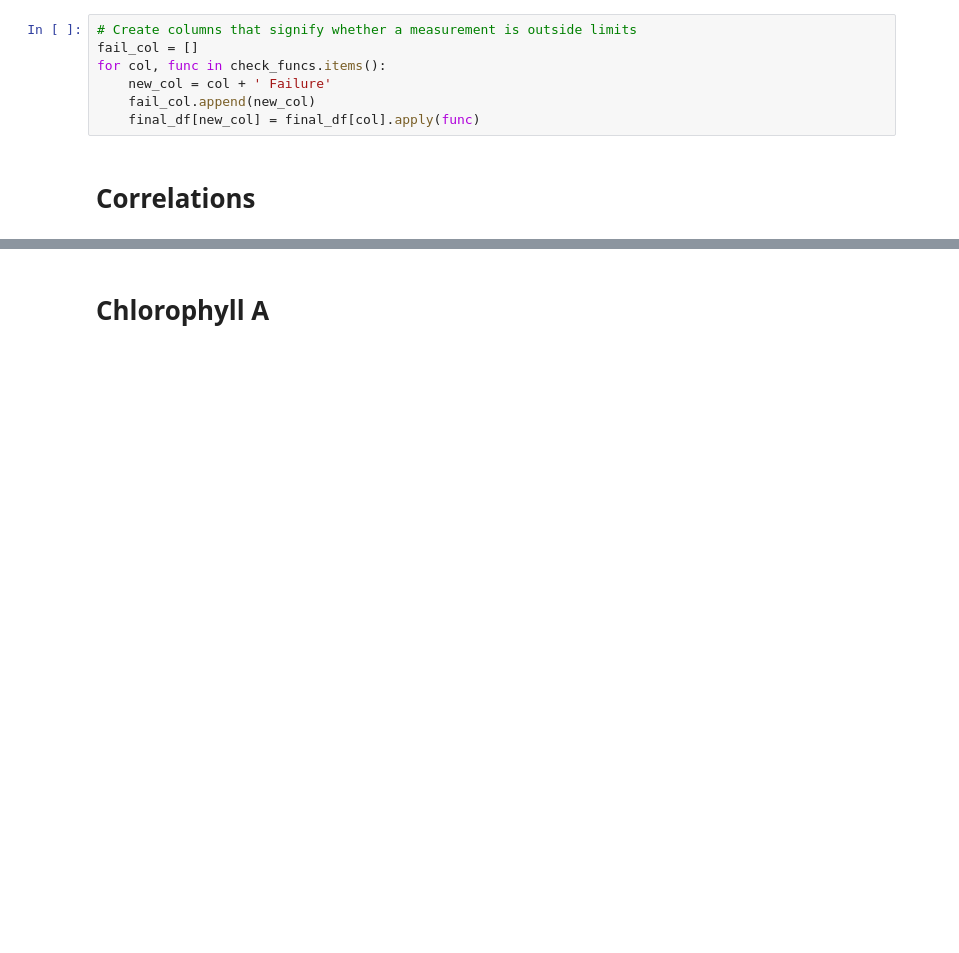
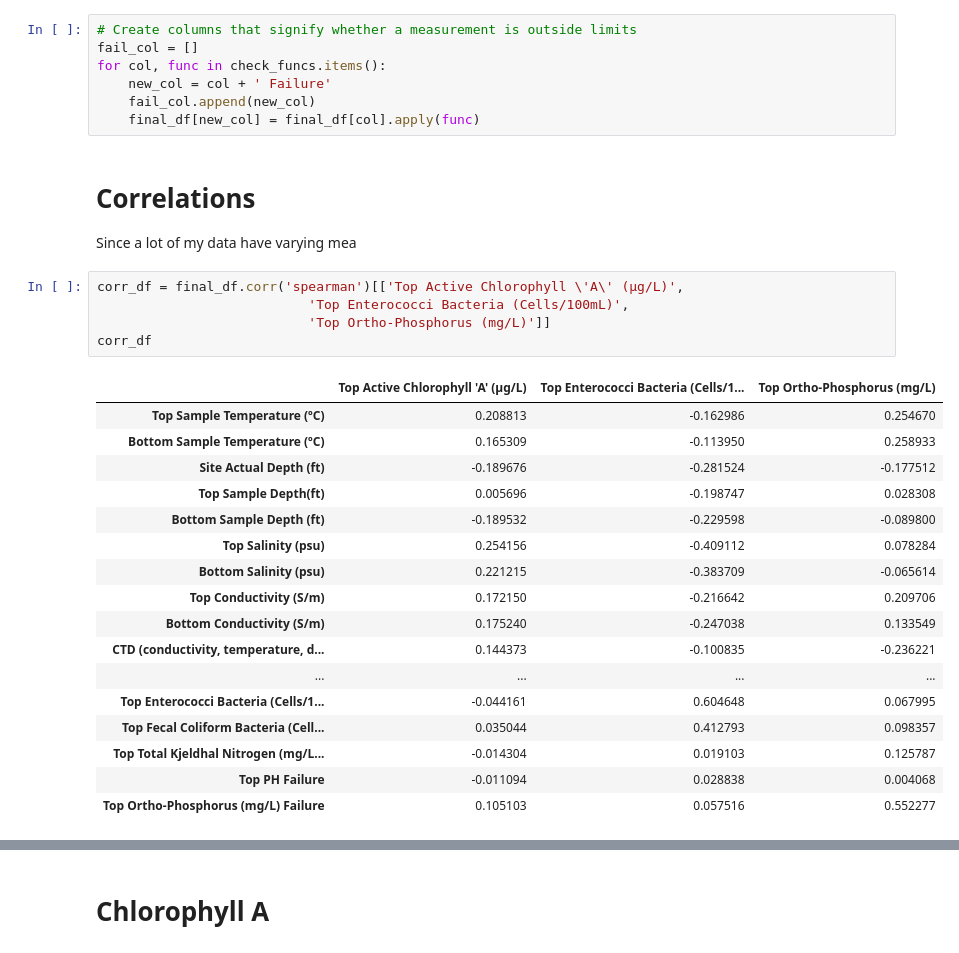
Before and after one commit to dradamski/capstone-two, a Jupyter notebook: notebooks/Data Exploration.ipynb, the cells around one changed output, grey strips where cells are left out. Drawn from its saved outputs; the diff is of its cells as text; blank space fills up the shorter version.

```diff
--- a/notebooks/Data Exploration.ipynb
+++ b/notebooks/Data Exploration.ipynb
@@ -167,8 +183,32 @@ for col, func in check_funcs.items():
     new_col = col + ' Failure'
     fail_col.append(new_col)
     final_df[new_col] = final_df[col].apply(func)
-# %% [markdown]
-# Correlations
+# %% [markdown]
+# Correlations
+Since a lot of my data have varying mea
+# %%
+corr_df = final_df.corr('spearman')[['Top Active Chlorophyll \'A\' (µg/L)',
+                           'Top Enterococci Bacteria (Cells/100mL)',
+                           'Top Ortho-Phosphorus (mg/L)']]
+corr_df
+# %% [output]
+|  | Top Active Chlorophyll 'A' (µg/L) | Top Enterococci Bacteria (Cells/1... | Top Ortho-Phosphorus (mg/L) |
+| Top Sample Temperature (ºC) | 0.208813 | -0.162986 | 0.254670 |
+| Bottom Sample Temperature (ºC) | 0.165309 | -0.113950 | 0.258933 |
+| Site Actual Depth (ft) | -0.189676 | -0.281524 | -0.177512 |
+| Top Sample Depth(ft) | 0.005696 | -0.198747 | 0.028308 |
+| Bottom Sample Depth (ft) | -0.189532 | -0.229598 | -0.089800 |
+| Top Salinity (psu) | 0.254156 | -0.409112 | 0.078284 |
+| Bottom Salinity (psu) | 0.221215 | -0.383709 | -0.065614 |
+| Top Conductivity (S/m) | 0.172150 | -0.216642 | 0.209706 |
+| Bottom Conductivity (S/m) | 0.175240 | -0.247038 | 0.133549 |
+| CTD (conductivity, temperature, d... | 0.144373 | -0.100835 | -0.236221 |
+| ... | ... | ... | ... |
+| Top Enterococci Bacteria (Cells/1... | -0.044161 | 0.604648 | 0.067995 |
+| Top Fecal Coliform Bacteria (Cell... | 0.035044 | 0.412793 | 0.098357 |
+| Top Total Kjeldhal Nitrogen (mg/L... | -0.014304 | 0.019103 | 0.125787 |
+| Top PH Failure | -0.011094 | 0.028838 | 0.004068 |
+| Top Ortho-Phosphorus (mg/L) Failure | 0.105103 | 0.057516 | 0.552277 |
 # %%
 corr_df = final_df.corr()[['Top Active Chlorophyll \'A\' (µg/L)',
                            'Top Enterococci Bacteria (Cells/100mL)',
```
Also changed, not shown: parts of 13 cells of this notebook.
